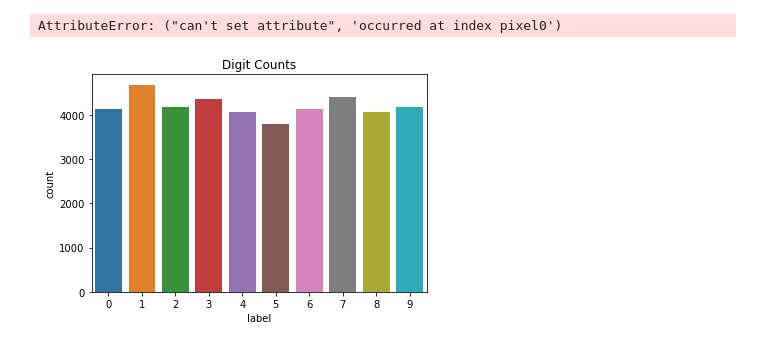
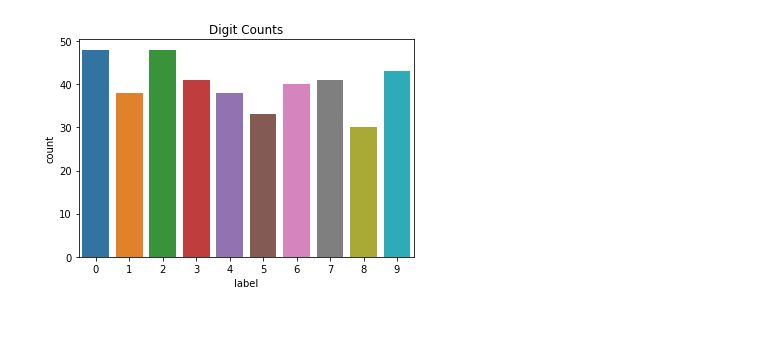
Before and after one commit to WesleyTo/DigitRecognizer, a Jupyter notebook: Digits_TLNN-C.ipynb, the cells around one changed output. Cells and saved outputs as stored; diff of their text form; code cells hidden in the pictures.

```diff
--- a/Digits_TLNN-C.ipynb
+++ b/Digits_TLNN-C.ipynb
@@ -112,30 +76,0 @@ paths = {
-# %%
-train_data = pd.read_csv(paths["Training"], sep=",").astype(np.int32)
-train_data = train_data.reindex(np.random.permutation(train_data.index))
-ax = sns.countplot(x="label", data=train_data)
-ax.set_title("Digit Counts")
-train_labels = np.asarray(train_data.pop(target_label), dtype=np.int32)
-train_data = train_data / 255
-train_data = np.asarray(train_data, dtype=np.float64)
-
-t_size = int(0.8 * train_data.shape[0])
-
-validation_data = train_data[t_size:]
-validation_labels = train_labels[t_size:]
-train_data = train_data[:t_size]
-train_labels = train_labels[:t_size]
-
-eval_data = pd.read_csv(paths["Testing"], sep=",")
-eval_data = eval_data / 255
-eval_data = np.asarray(eval_data, dtype=np.float64)
-eval_labels = np.asarray(pd.read_csv(paths["Submission"], sep=",")["Label"], dtype=np.int32)
-
-# Load training and eval data
-# mnist = tf.contrib.learn.datasets.load_dataset("mnist")
-# train_data = mnist.train.images  # Returns np.array
-# train_labels = np.asarray(mnist.train.labels, dtype=np.int32)
-# eval_data = mnist.test.images  # Returns np.array
-# eval_labels = np.asarray(mnist.test.labels, dtype=np.int32)
-# %% [output]
-AttributeError: ("can't set attribute", 'occurred at index pixel0')
-[figure, removed]
@@ -141,0 +321,12 @@ AttributeError: ("can't set attribute", 'occurred at index pixel0')
+# %%
+# Read in the raw data
+test_size = 400
+train_data = pd.read_csv(paths["Training"], sep=",").astype(np.int32)
+if TEST:
+    train_data = train_data.head(test_size)
+train_data = train_data.reindex(np.random.permutation(train_data.index))
+ax = sns.countplot(x="label", data=train_data)
+ax.set_title("Digit Counts")
+train_labels = train_data.pop(target_label)
+# %% [output]
+[figure, added]
```
Also changed, not shown: parts of 18 cells of this notebook, 1 other file.
